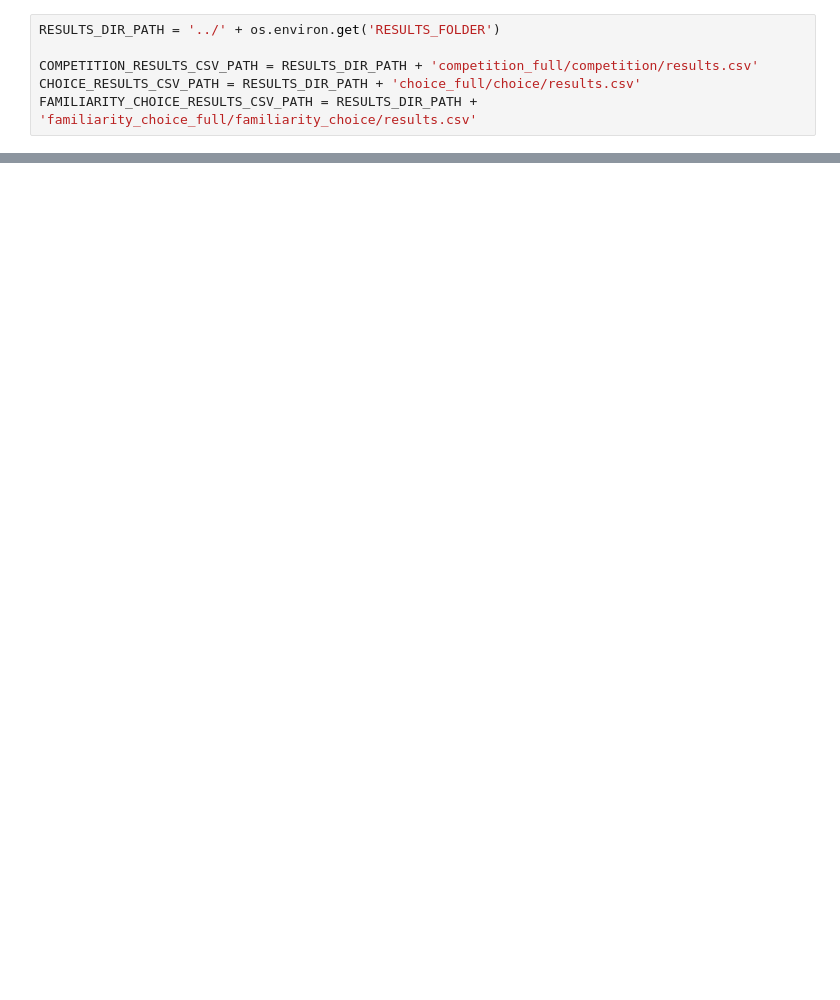
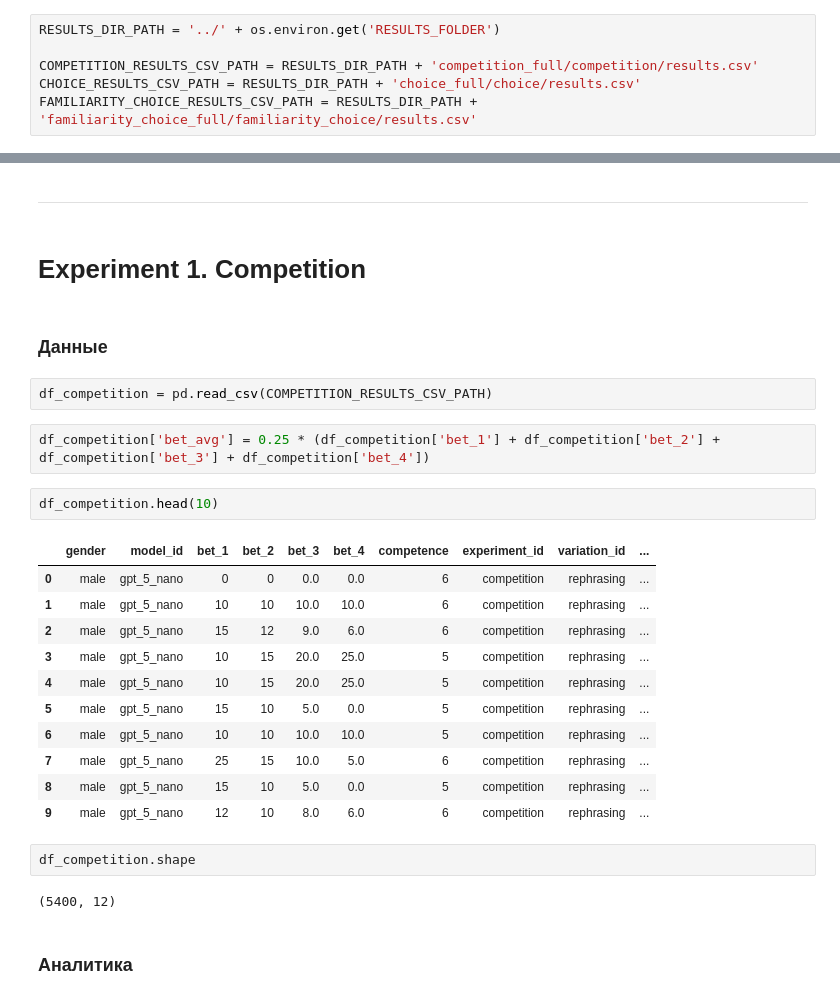
Before and after one commit to arsen-osipyan/ioc, a Jupyter notebook: analytics/Analytics.ipynb, the cells around one changed output, grey strips where cells are left out. Drawn from its saved outputs; the diff is of its cells as text; blank space fills up the shorter version.

```diff
--- a/analytics/Analytics.ipynb
+++ b/analytics/Analytics.ipynb
@@ -485,0 +287,30 @@ df_agg[
+# %% [markdown]
+---
+# %% [markdown]
+# Experiment 1. Competition
+# %% [markdown]
+### Данные
+# %%
+df_competition = pd.read_csv(COMPETITION_RESULTS_CSV_PATH)
+# %%
+df_competition['bet_avg'] = 0.25 * (df_competition['bet_1'] + df_competition['bet_2'] + df_competition['bet_3'] + df_competition['bet_4'])
+# %%
+df_competition.head(10)
+# %% [output]
+|  | gender | model_id | bet_1 | bet_2 | bet_3 | bet_4 | competence | experiment_id | variation_id | ... |
+| 0 | male | gpt_5_nano | 0 | 0 | 0.0 | 0.0 | 6 | competition | rephrasing | ... |
+| 1 | male | gpt_5_nano | 10 | 10 | 10.0 | 10.0 | 6 | competition | rephrasing | ... |
+| 2 | male | gpt_5_nano | 15 | 12 | 9.0 | 6.0 | 6 | competition | rephrasing | ... |
+| 3 | male | gpt_5_nano | 10 | 15 | 20.0 | 25.0 | 5 | competition | rephrasing | ... |
+| 4 | male | gpt_5_nano | 10 | 15 | 20.0 | 25.0 | 5 | competition | rephrasing | ... |
+| 5 | male | gpt_5_nano | 15 | 10 | 5.0 | 0.0 | 5 | competition | rephrasing | ... |
+| 6 | male | gpt_5_nano | 10 | 10 | 10.0 | 10.0 | 5 | competition | rephrasing | ... |
+| 7 | male | gpt_5_nano | 25 | 15 | 10.0 | 5.0 | 6 | competition | rephrasing | ... |
+| 8 | male | gpt_5_nano | 15 | 10 | 5.0 | 0.0 | 5 | competition | rephrasing | ... |
+| 9 | male | gpt_5_nano | 12 | 10 | 8.0 | 6.0 | 6 | competition | rephrasing | ... |
+# %%
+df_competition.shape
+# %% [output]
+(5400, 12)
+# %% [markdown]
+### Аналитика
```
Also changed, not shown: parts of 80 cells of this notebook, 2 other files.
